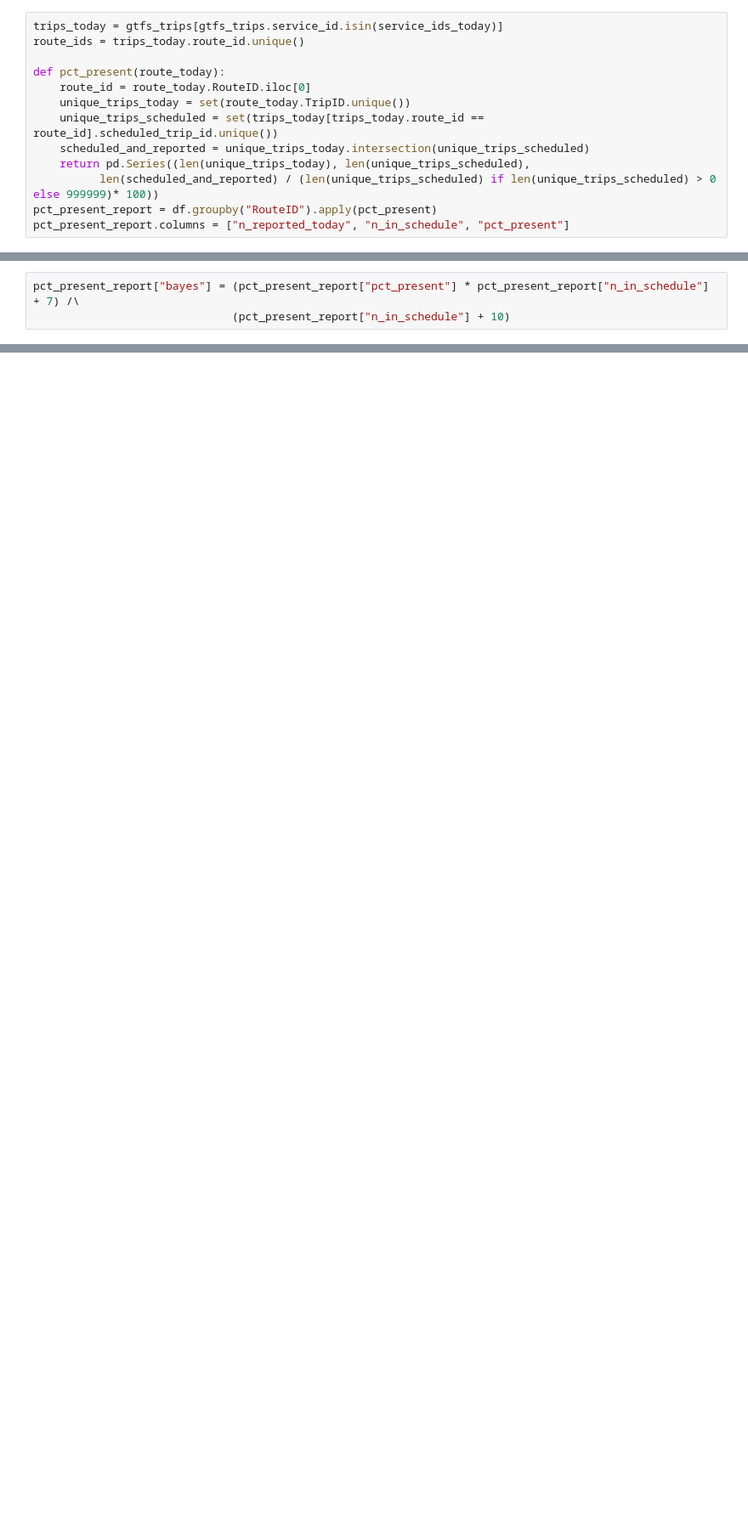
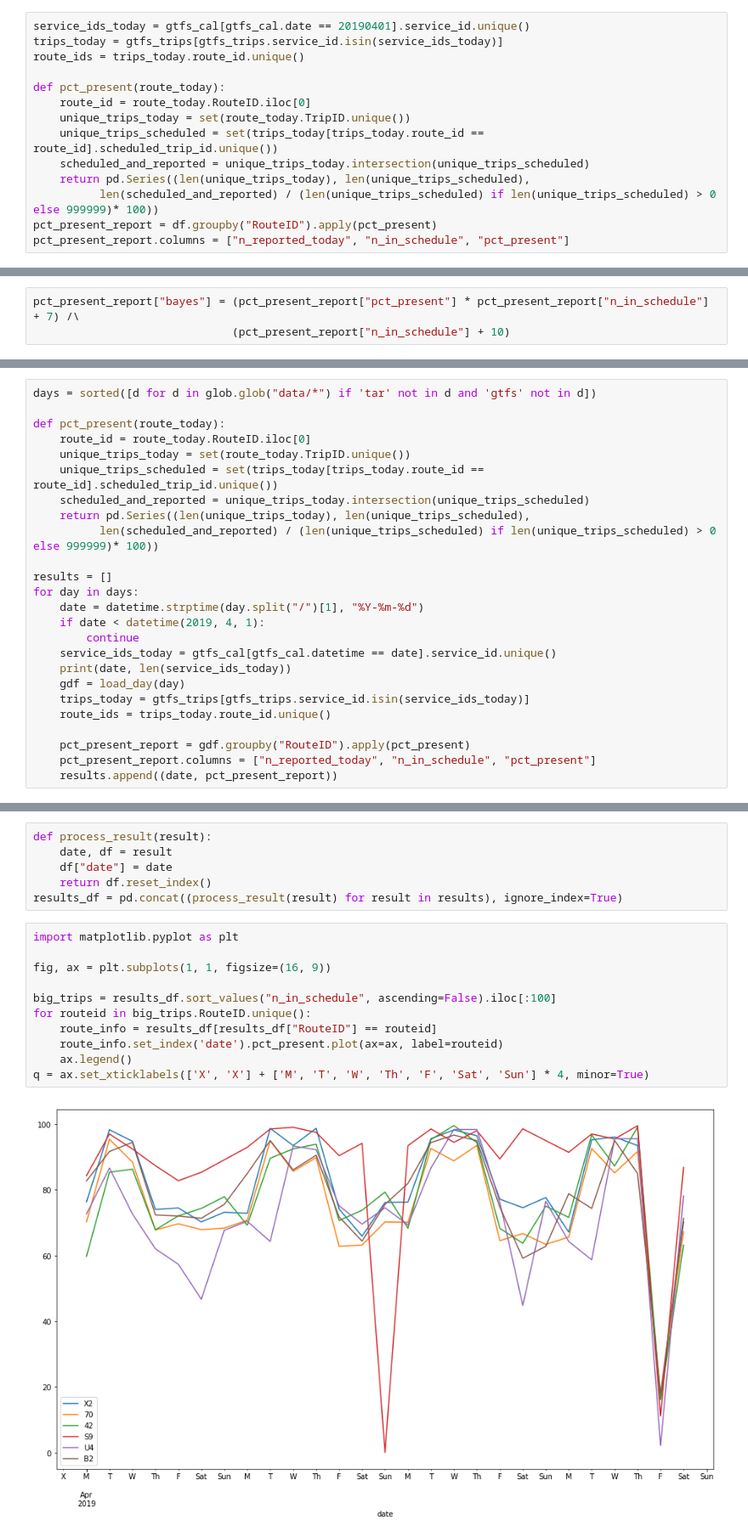
Before and after one commit to cmoscardi/dc_bus_stuff, a Jupyter notebook: inital_analysis.ipynb, the cells around one changed output, grey strips where cells are left out. Shown at 85% size. Drawn from its saved outputs; the diff is of its cells as text; blank space fills up the shorter version.

```diff
--- a/inital_analysis.ipynb
+++ b/inital_analysis.ipynb
@@ -202,4 +115,5 @@ array([ 1,  2,  3,  4,  5,  6,  7,  8,  9, 10, 11, 12, 13, 14, 15, 16, 17,
 # %%
+service_ids_today = gtfs_cal[gtfs_cal.date == 20190401].service_id.unique()
 trips_today = gtfs_trips[gtfs_trips.service_id.isin(service_ids_today)]
 route_ids = trips_today.route_id.unique()
 
@@ -249,0 +153,25 @@ pct_present_report.sort_values("pct_present")
+# %%
+days = sorted([d for d in glob.glob("data/*") if 'tar' not in d and 'gtfs' not in d])
+
+def pct_present(route_today):
+    route_id = route_today.RouteID.iloc[0]
+    unique_trips_today = set(route_today.TripID.unique())
+    unique_trips_scheduled = set(trips_today[trips_today.route_id == route_id].scheduled_trip_id.unique())
+    scheduled_and_reported = unique_trips_today.intersection(unique_trips_scheduled)
+    return pd.Series((len(unique_trips_today), len(unique_trips_scheduled),
+          len(scheduled_and_reported) / (len(unique_trips_scheduled) if len(unique_trips_scheduled) > 0 else 999999)* 100))
+
+results = []
+for day in days:
+    date = datetime.strptime(day.split("/")[1], "%Y-%m-%d")
+    if date < datetime(2019, 4, 1):
+        continue
+    service_ids_today = gtfs_cal[gtfs_cal.datetime == date].service_id.unique()
+    print(date, len(service_ids_today))
+    gdf = load_day(day)
+    trips_today = gtfs_trips[gtfs_trips.service_id.isin(service_ids_today)]
+    route_ids = trips_today.route_id.unique()
+
+    pct_present_report = gdf.groupby("RouteID").apply(pct_present)
+    pct_present_report.columns = ["n_reported_today", "n_in_schedule", "pct_present"]
+    results.append((date, pct_present_report))
@@ -249,0 +196,19 @@ pct_present_report.sort_values("pct_present")
+# %%
+def process_result(result):
+    date, df = result
+    df["date"] = date
+    return df.reset_index()
+results_df = pd.concat((process_result(result) for result in results), ignore_index=True)
+# %%
+import matplotlib.pyplot as plt
+
+fig, ax = plt.subplots(1, 1, figsize=(16, 9))
+
+big_trips = results_df.sort_values("n_in_schedule", ascending=False).iloc[:100]
+for routeid in big_trips.RouteID.unique():
+    route_info = results_df[results_df["RouteID"] == routeid]
+    route_info.set_index('date').pct_present.plot(ax=ax, label=routeid)
+    ax.legend()
+q = ax.set_xticklabels(['X', 'X'] + ['M', 'T', 'W', 'Th', 'F', 'Sat', 'Sun'] * 4, minor=True)
+# %% [output]
+[figure, added]
```
Also changed, not shown: parts of 31 cells of this notebook.
